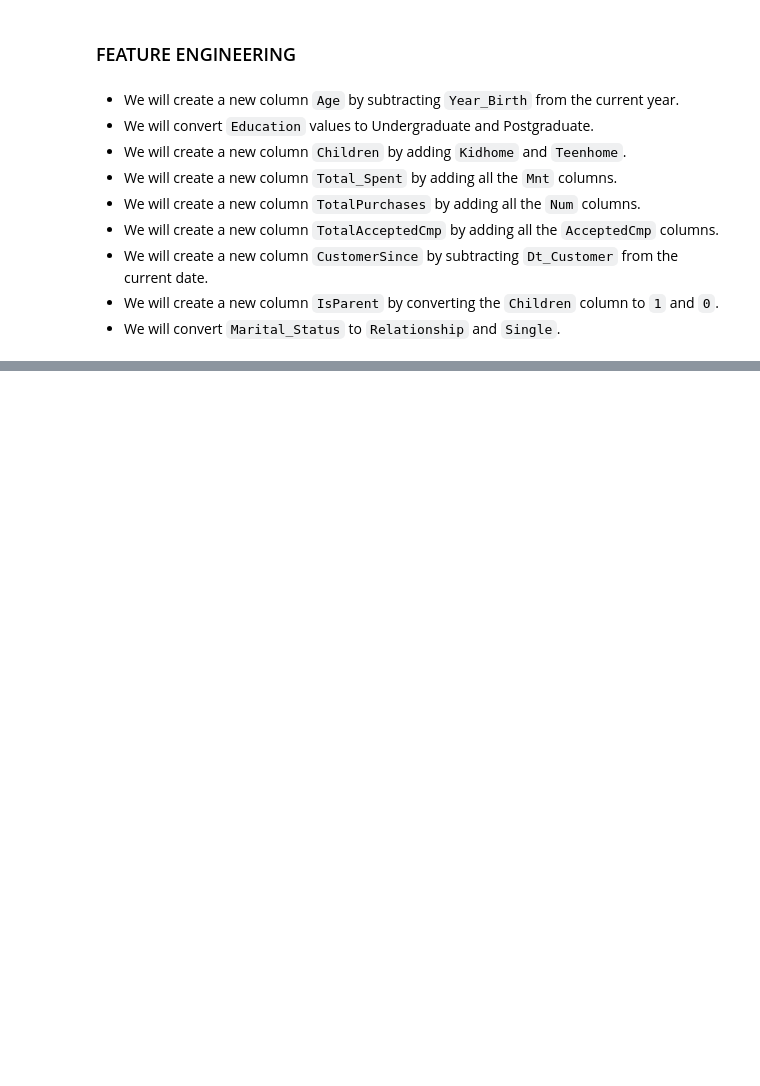
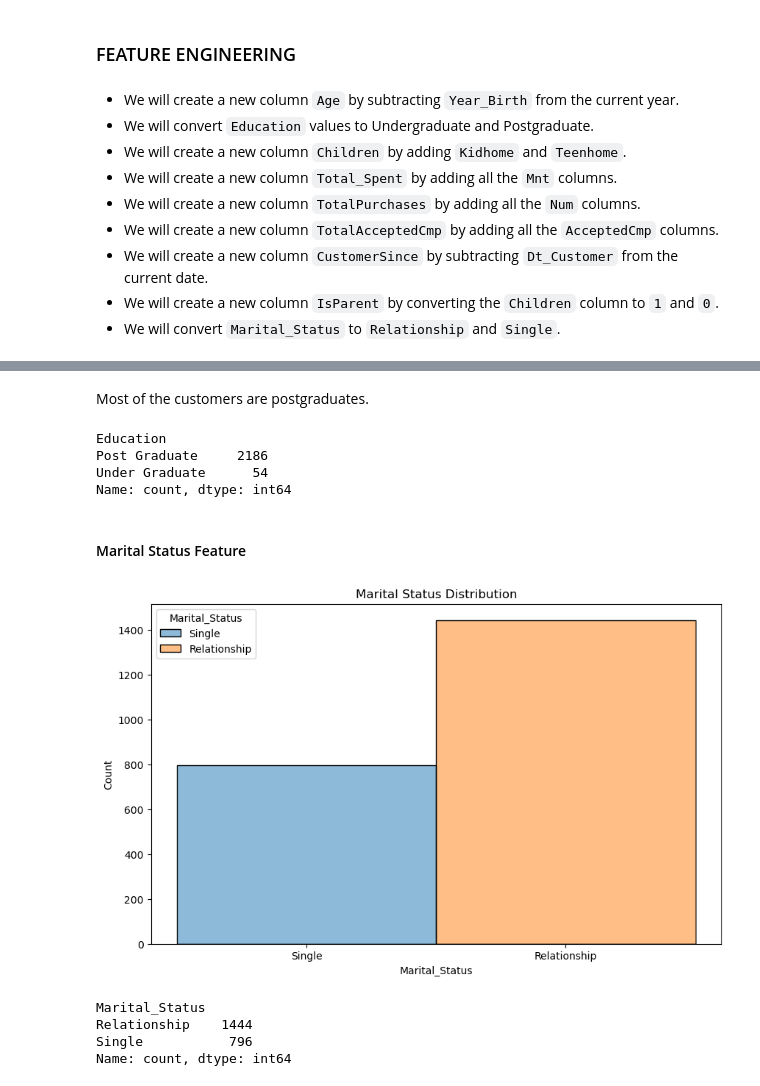
Before and after one commit to TheMimikyu/Customer-Behaviour-Analysis, a Jupyter notebook: CUSTOMER-SEGMENTATION.ipynb, the cells around one changed output, grey strips where cells are left out. Cells and saved outputs as stored; diff of their text form; code cells hidden in the pictures; blank space fills up the shorter version.

```diff
--- a/CUSTOMER-SEGMENTATION.ipynb
+++ b/CUSTOMER-SEGMENTATION.ipynb
@@ -299,0 +323,26 @@ data.drop(drop_columns, axis=1, inplace=True)
+# %% [markdown]
+Most of the customers are postgraduates.
+# %%
+data.Education.value_counts()
+# %% [output]
+Education
+Post Graduate     2186
+Under Graduate      54
+Name: count, dtype: int64
+# %% [markdown]
+#### Marital Status Feature
+# %%
+plt.figure(figsize=(10,6))
+# Univariate Analysis of Marital_Status Feature
+sns.histplot(data, x="Marital_Status", kde=True, color='skyblue', hue="Marital_Status")
+plt.title('Marital Status Distribution')
+plt.show()
+# %% [output]
+[figure, added]
+# %%
+data.Marital_Status.value_counts()
+# %% [output]
+Marital_Status
+Relationship    1444
+Single           796
+Name: count, dtype: int64
```
Also changed, not shown: parts of 60 cells of this notebook.
